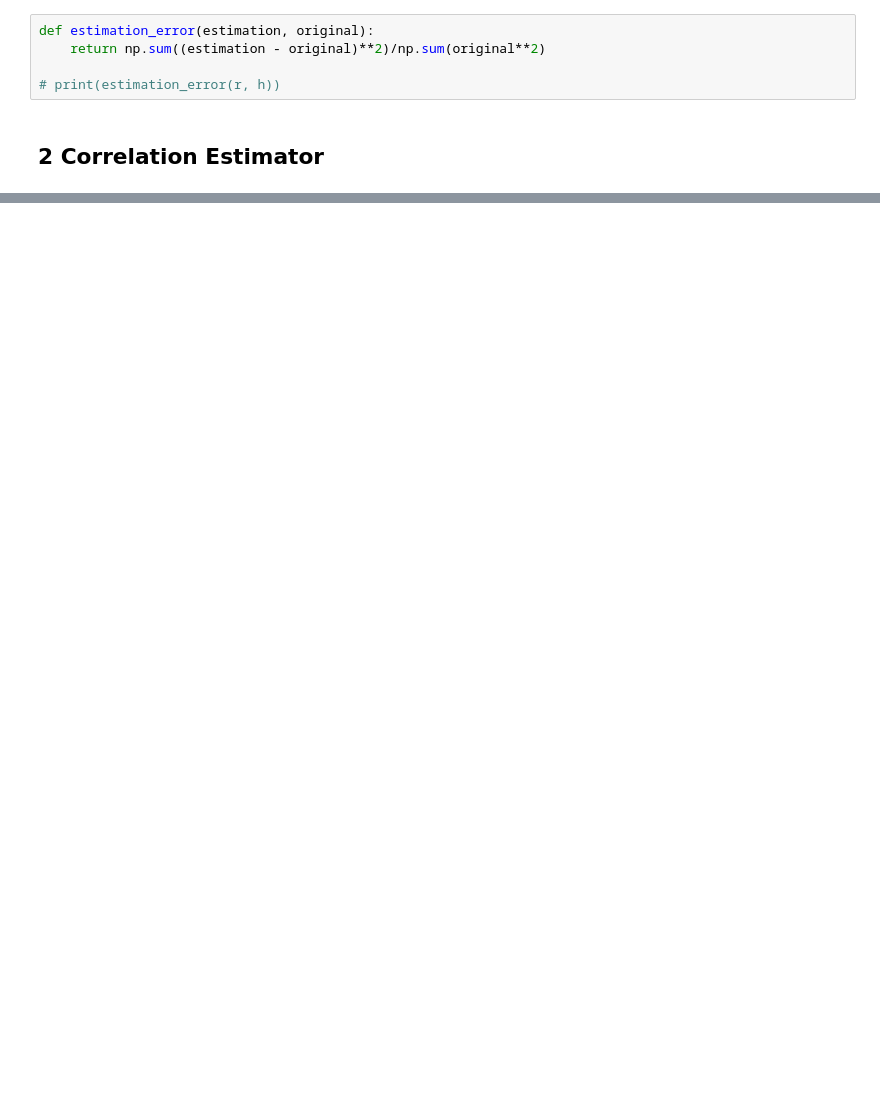
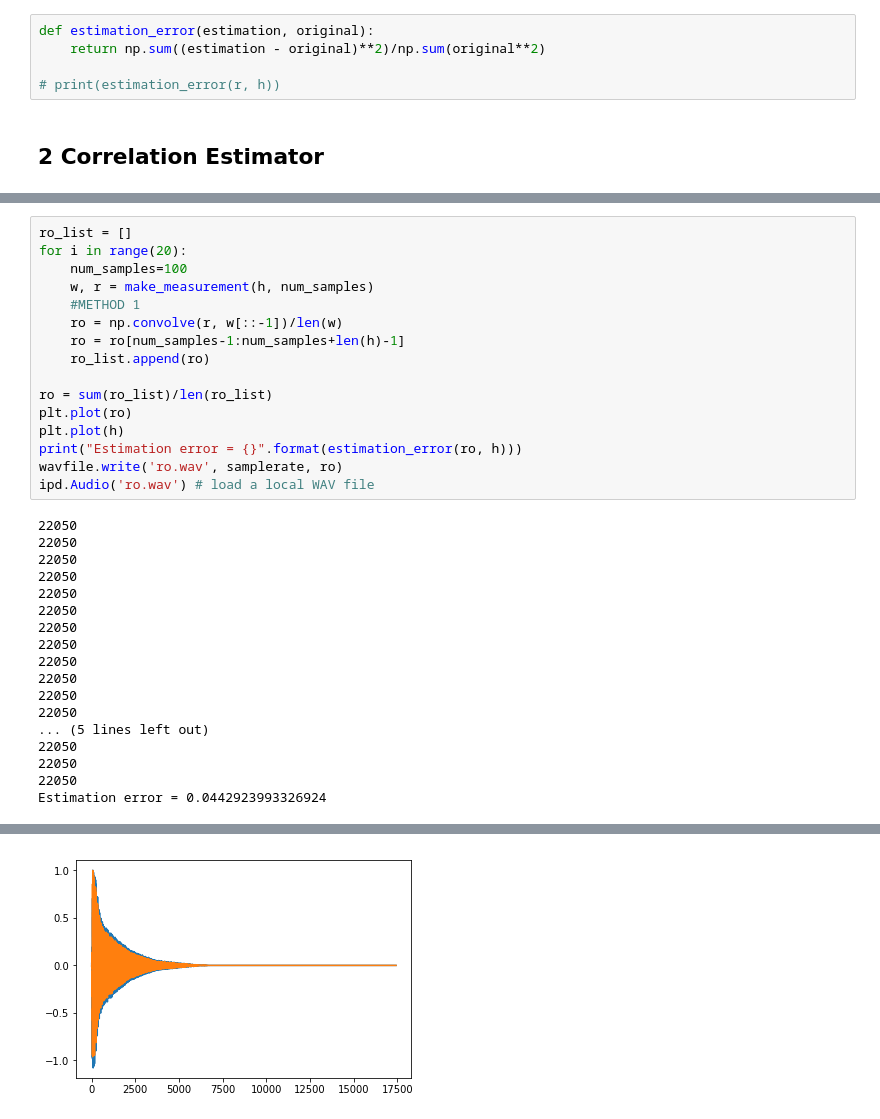
Before and after one commit to jsiloto/Processos-Estocasticos, a Jupyter notebook: project_3/Projeto3_estimador.ipynb, the cells around one changed output, grey strips where cells are left out. Saved outputs shown, nothing was run; the diff lists cells and outputs as text; blank space fills up the shorter version.

```diff
--- a/project_3/Projeto3_estimador.ipynb
+++ b/project_3/Projeto3_estimador.ipynb
@@ -137,0 +149,34 @@ Estimation error = 1.0000730420902055
+# %%
+ro_list = []
+for i in range(20):
+    num_samples=100
+    w, r = make_measurement(h, num_samples)
+    #METHOD 1
+    ro = np.convolve(r, w[::-1])/len(w)
+    ro = ro[num_samples-1:num_samples+len(h)-1]
+    ro_list.append(ro)
+
+ro = sum(ro_list)/len(ro_list)
+plt.plot(ro)
+plt.plot(h)
+print("Estimation error = {}".format(estimation_error(ro, h)))
+wavfile.write('ro.wav', samplerate, ro)
+ipd.Audio('ro.wav') # load a local WAV file
+# %% [output]
+22050
+22050
+22050
+22050
+22050
+22050
+22050
+22050
+22050
+22050
+22050
+22050
+... (5 lines left out)
+22050
+22050
+22050
+Estimation error = 0.0442923993326924
@@ -137,0 +184 @@ Estimation error = 1.0000730420902055
+[figure, added]
```
Also changed, not shown: parts of 9 cells of this notebook.
